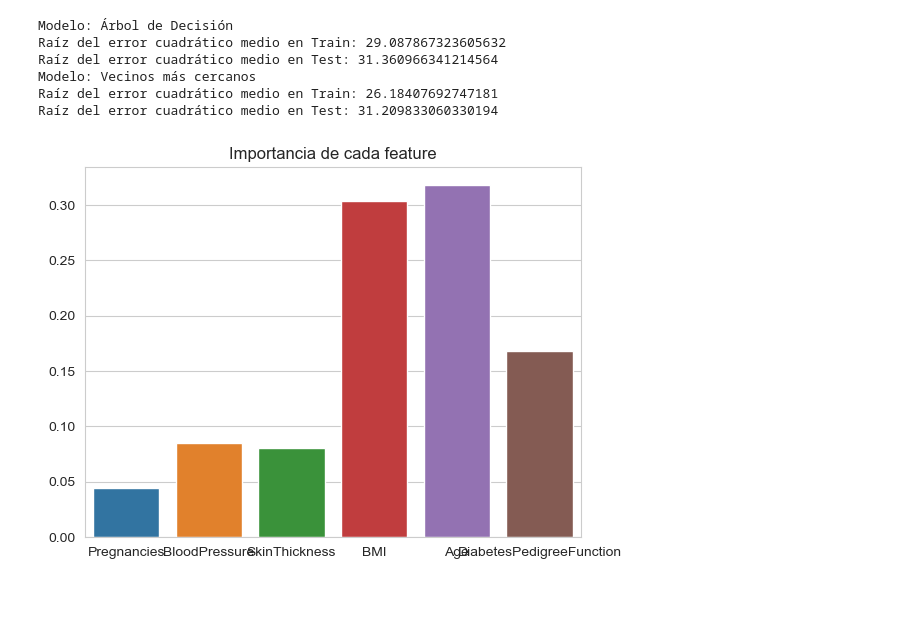
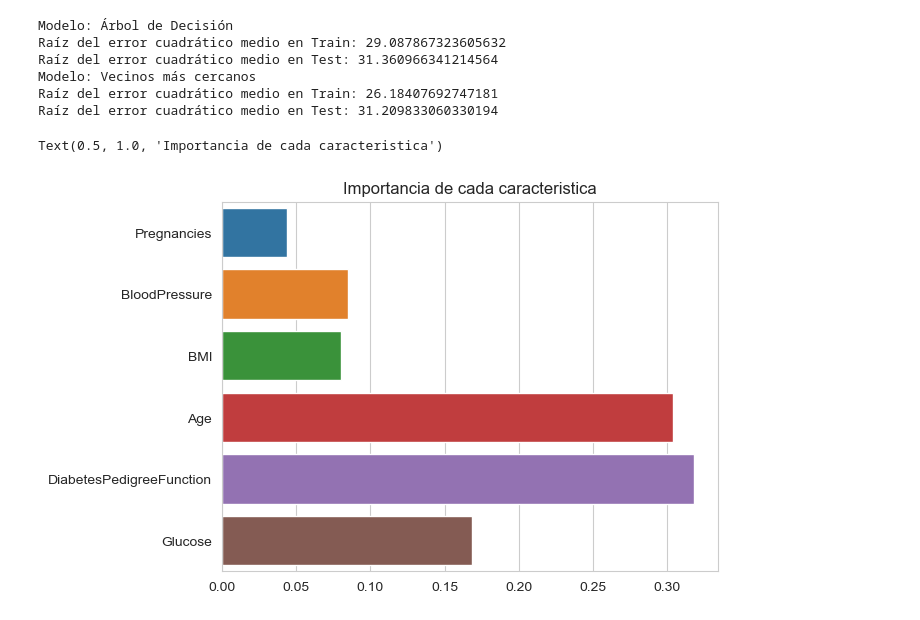
Before and after one commit to RobertoCavalieri/MachineLearningTicmasAcademy, a Jupyter notebook: TICMAS.ipynb, the cells around one changed output. Saved outputs shown, nothing was run; the diff lists cells and outputs as text; code cells hidden in the pictures.

```diff
--- a/TICMAS.ipynb
+++ b/TICMAS.ipynb
@@ -187,14 +196,14 @@ Raíz del error cuadrático medio en Test: 31.209833060330194
 # %%
 import seaborn as sns
 
 importances = tree_regressor.feature_importances_
-columns= X.columns
+columns = X.columns
 data = {'Feature': columns, 'Importance': importances}
-sns.barplot(x='Feature', y='Importance', data=data)
-plt.title('Importancia de cada feature')
-plt.show()
+ax = sns.barplot(x='Importance', y='Feature', data=data)
+plt.title('Importancia de cada caracteristica')
 # %% [output]
+Text(0.5, 1.0, 'Importancia de cada caracteristica')
-[figure, old version]
+[figure, new version]
 # %%
 X = df[["Pregnancies", "BloodPressure", "BMI", "Age", "DiabetesPedigreeFunction","Glucose"]] #Seleccionamos las variables predictoras
 y = df.Outcome #Defino el Target
```
Also changed, not shown: parts of 6 cells of this notebook.
